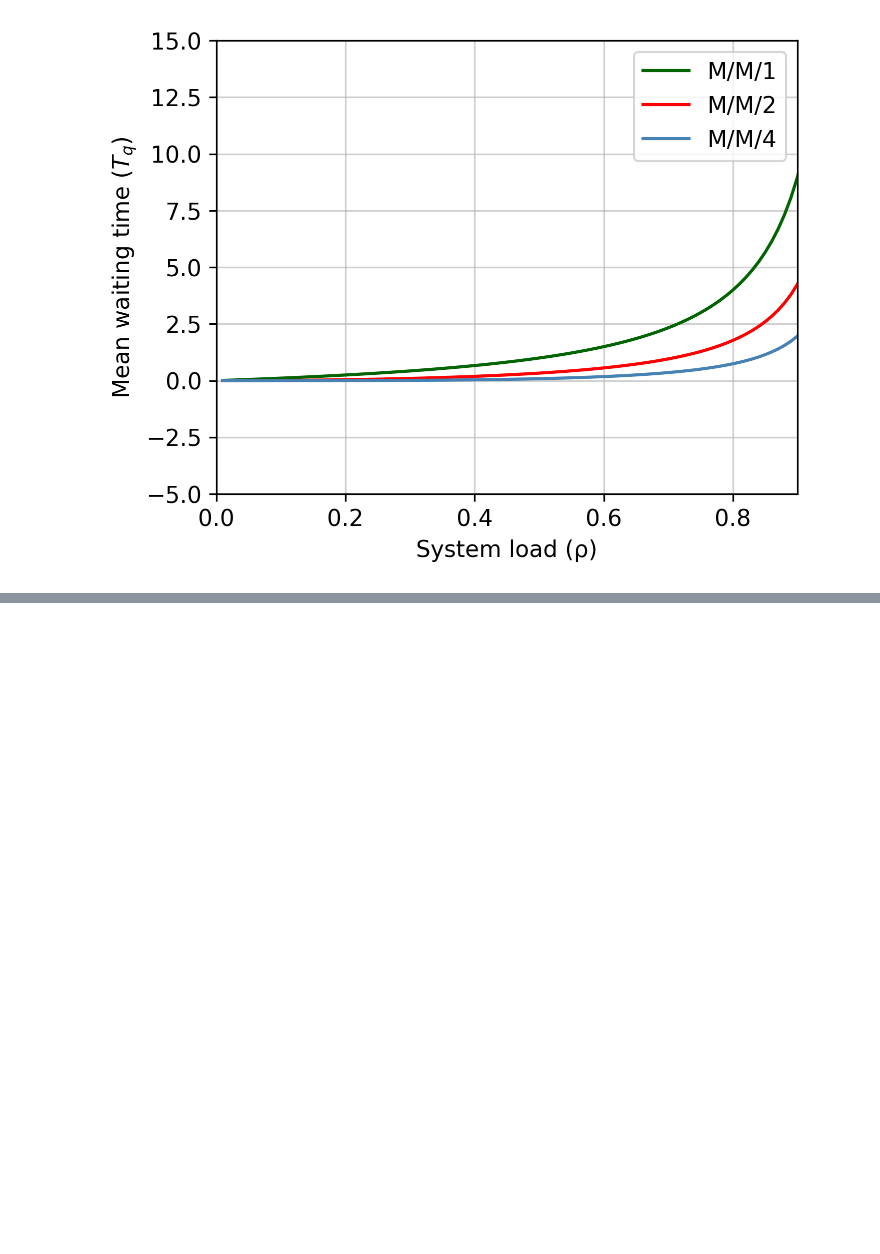
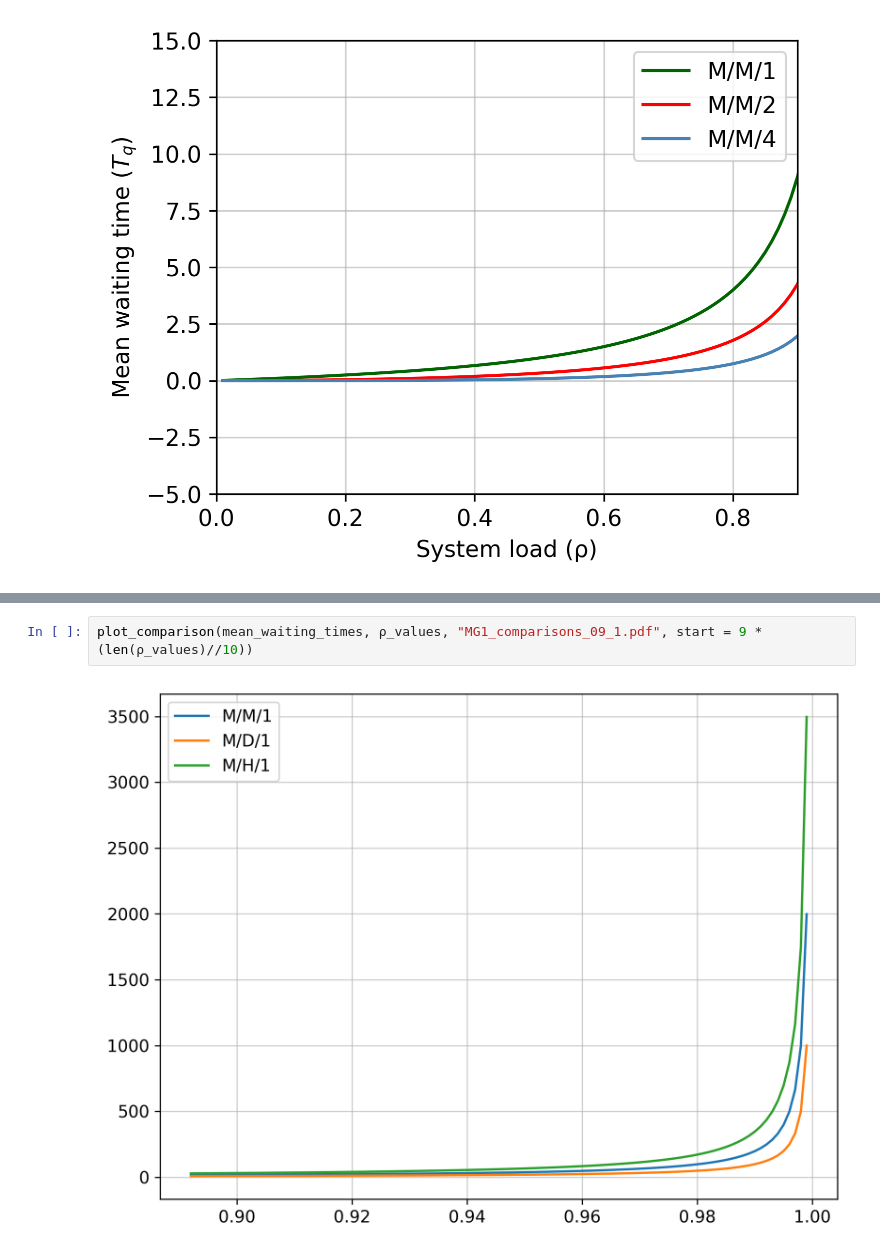
Before and after one commit to loonatick-src/stochastic-sim-2, a Jupyter notebook: analytical_plots.ipynb, the cells around one changed output, grey strips where cells are left out. Cells and saved outputs as stored; diff of their text form; blank space fills up the shorter version.

```diff
--- a/analytical_plots.ipynb
+++ b/analytical_plots.ipynb
@@ -65,0 +100,4 @@ MMn_mean_waiting_time(0.9, 1, 1)
+# %%
+plot_comparison(mean_waiting_times, ρ_values, "MG1_comparisons_09_1.pdf", start = 9 * (len(ρ_values)//10))
+# %% [output]
+[figure, added]
```
Also changed, not shown: parts of 6 cells of this notebook, 3 other files.
